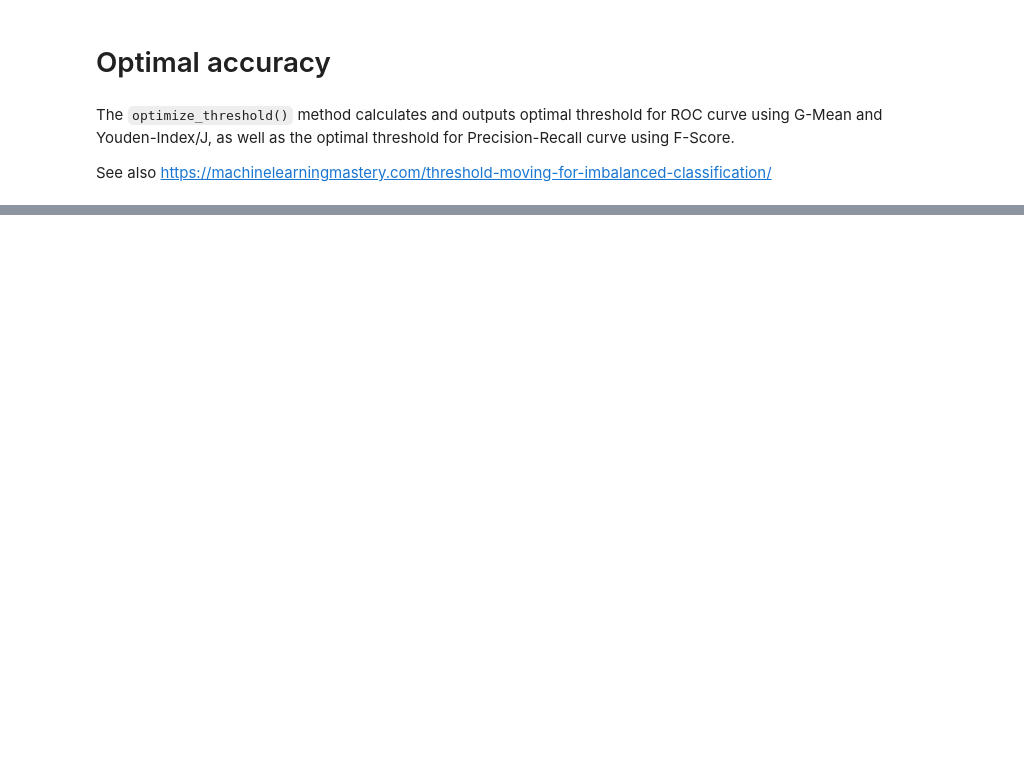
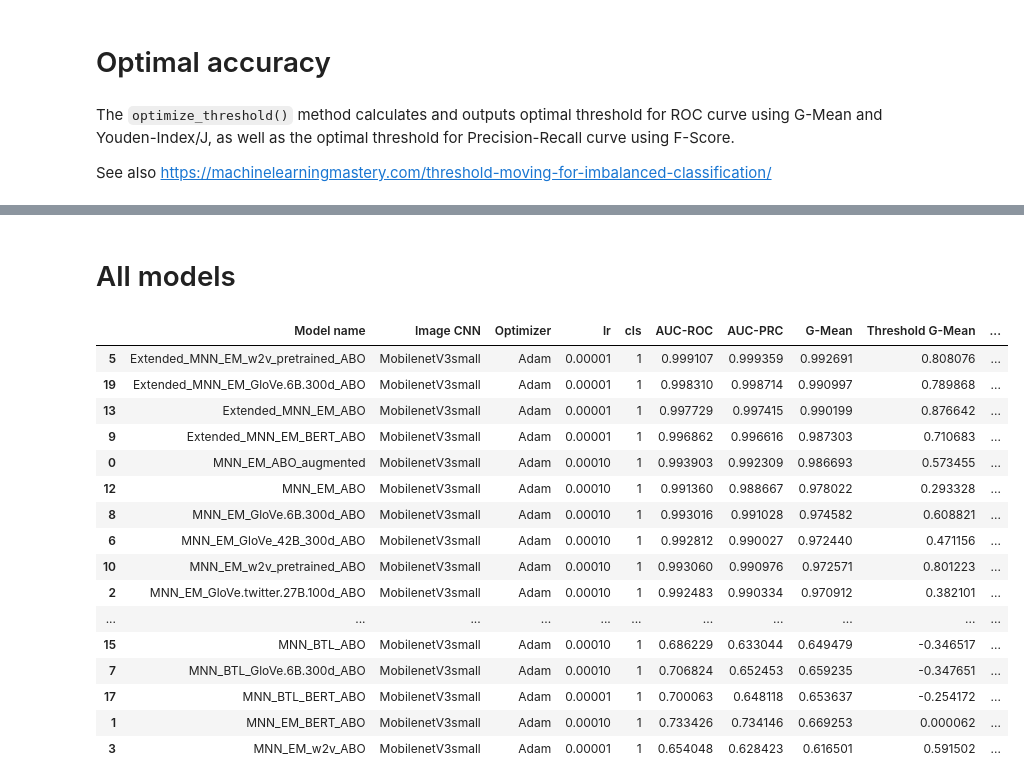
Before and after one commit to slacrum/multimodal_product_matching, a Jupyter notebook: notebooks/visualize_results_amazon.ipynb, the cells around one changed output, grey strips where cells are left out. Saved outputs shown, nothing was run; the diff lists cells and outputs as text; code cells hidden in the pictures; blank space fills up the shorter version.

Commit message:
Add BERT-based experiments for extended MNN-EM and MNN-BTL and update visualization notebook to reflect new experiments

```diff
--- a/notebooks/visualize_results_amazon.ipynb
+++ b/notebooks/visualize_results_amazon.ipynb
@@ -79,0 +133,22 @@ metrics_df
+# %% [markdown]
+# All models
+# %%
+metrics_df.sort_values(by="Accuracy F-Score", ascending=False)
+# %% [output]
+|  | Model name | Image CNN | Optimizer | lr | cls | AUC-ROC | AUC-PRC | G-Mean | Threshold G-Mean | ... |
+| 5 | Extended_MNN_EM_w2v_pretrained_ABO | MobilenetV3small | Adam | 0.00001 | 1 | 0.999107 | 0.999359 | 0.992691 | 0.808076 | ... |
+| 19 | Extended_MNN_EM_GloVe.6B.300d_ABO | MobilenetV3small | Adam | 0.00001 | 1 | 0.998310 | 0.998714 | 0.990997 | 0.789868 | ... |
+| 13 | Extended_MNN_EM_ABO | MobilenetV3small | Adam | 0.00001 | 1 | 0.997729 | 0.997415 | 0.990199 | 0.876642 | ... |
+| 9 | Extended_MNN_EM_BERT_ABO | MobilenetV3small | Adam | 0.00001 | 1 | 0.996862 | 0.996616 | 0.987303 | 0.710683 | ... |
+| 0 | MNN_EM_ABO_augmented | MobilenetV3small | Adam | 0.00010 | 1 | 0.993903 | 0.992309 | 0.986693 | 0.573455 | ... |
+| 12 | MNN_EM_ABO | MobilenetV3small | Adam | 0.00010 | 1 | 0.991360 | 0.988667 | 0.978022 | 0.293328 | ... |
+| 8 | MNN_EM_GloVe.6B.300d_ABO | MobilenetV3small | Adam | 0.00010 | 1 | 0.993016 | 0.991028 | 0.974582 | 0.608821 | ... |
+| 6 | MNN_EM_GloVe_42B_300d_ABO | MobilenetV3small | Adam | 0.00010 | 1 | 0.992812 | 0.990027 | 0.972440 | 0.471156 | ... |
+| 10 | MNN_EM_w2v_pretrained_ABO | MobilenetV3small | Adam | 0.00010 | 1 | 0.993060 | 0.990976 | 0.972571 | 0.801223 | ... |
+| 2 | MNN_EM_GloVe.twitter.27B.100d_ABO | MobilenetV3small | Adam | 0.00010 | 1 | 0.992483 | 0.990334 | 0.970912 | 0.382101 | ... |
+| ... | ... | ... | ... | ... | ... | ... | ... | ... | ... | ... |
+| 15 | MNN_BTL_ABO | MobilenetV3small | Adam | 0.00010 | 1 | 0.686229 | 0.633044 | 0.649479 | -0.346517 | ... |
+| 7 | MNN_BTL_GloVe.6B.300d_ABO | MobilenetV3small | Adam | 0.00010 | 1 | 0.706824 | 0.652453 | 0.659235 | -0.347651 | ... |
+| 17 | MNN_BTL_BERT_ABO | MobilenetV3small | Adam | 0.00001 | 1 | 0.700063 | 0.648118 | 0.653637 | -0.254172 | ... |
+| 1 | MNN_EM_BERT_ABO | MobilenetV3small | Adam | 0.00010 | 1 | 0.733426 | 0.734146 | 0.669253 | 0.000062 | ... |
+| 3 | MNN_EM_w2v_ABO | MobilenetV3small | Adam | 0.00001 | 1 | 0.654048 | 0.628423 | 0.616501 | 0.591502 | ... |
```
Also changed, not shown: parts of 9 cells of this notebook, 11 other files.
